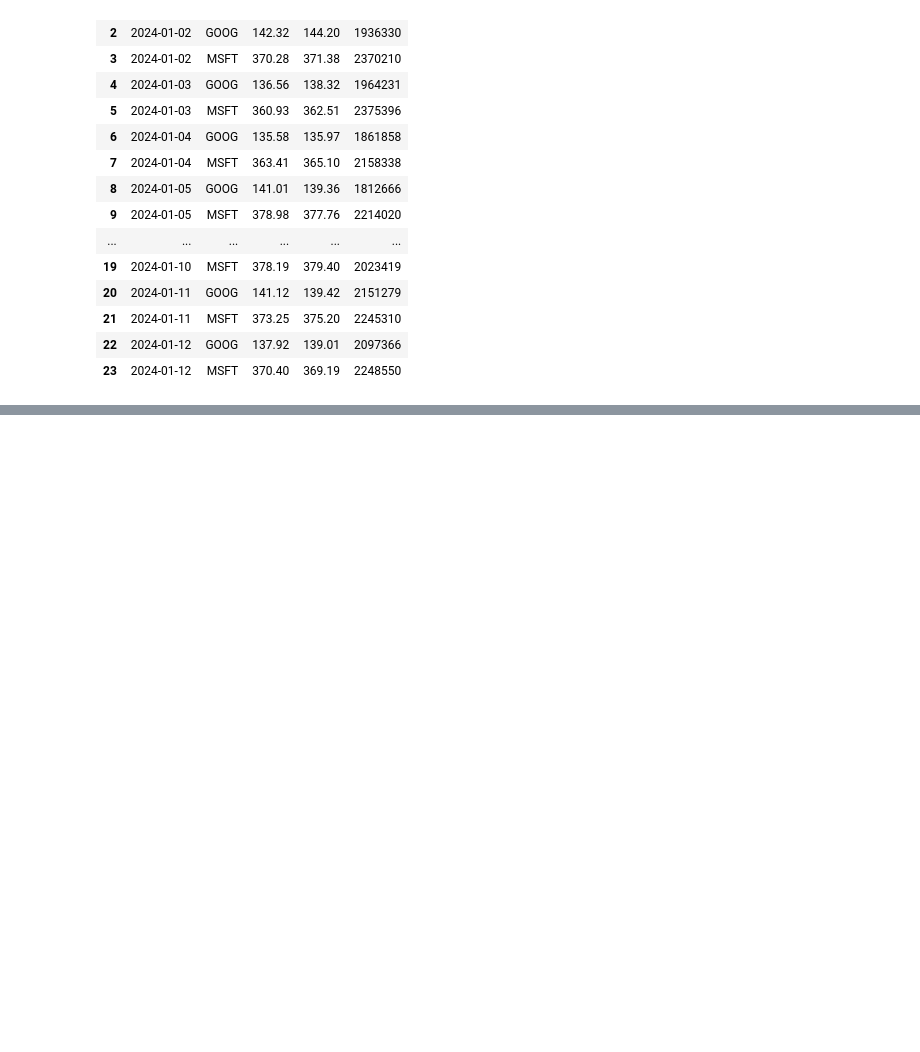
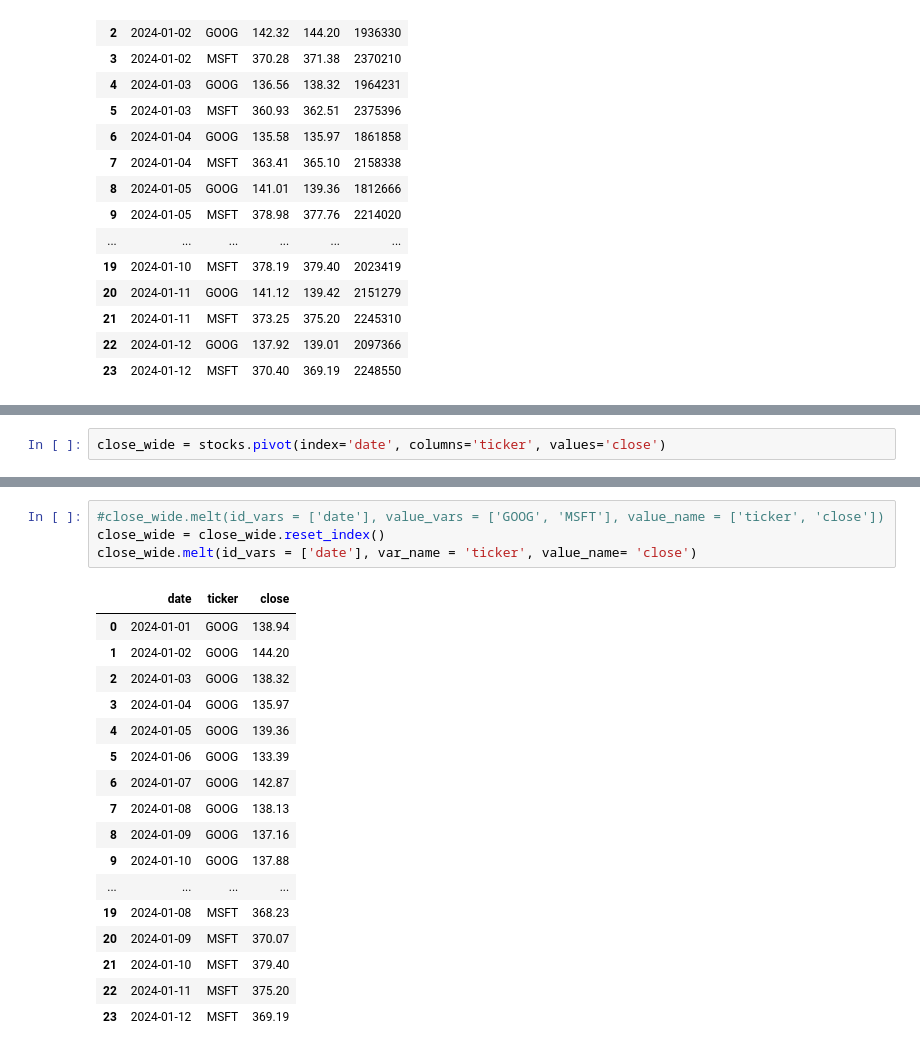
Before and after one commit to tharina11/Python-Projects, a Jupyter notebook: 6. Pandas Exercises/notebooks/11. Pivot, pivot_table, melt, stack, and unstack.ipynb, the cells around one changed output, grey strips where cells are left out. Cells and saved outputs as stored; diff of their text form; blank space fills up the shorter version.

```diff
--- a/6. Pandas Exercises/notebooks/11. Pivot, pivot_table, melt, stack, and unstack.ipynb
+++ b/6. Pandas Exercises/notebooks/11. Pivot, pivot_table, melt, stack, and unstack.ipynb
@@ -53,0 +62,2 @@ stocks
+# %%
+close_wide = stocks.pivot(index='date', columns='ticker', values='close')
@@ -53,0 +147,22 @@ stocks
+# %%
+#close_wide.melt(id_vars = ['date'], value_vars = ['GOOG', 'MSFT'], value_name = ['ticker', 'close'])
+close_wide = close_wide.reset_index()
+close_wide.melt(id_vars = ['date'], var_name = 'ticker', value_name= 'close')
+# %% [output]
+|  | date | ticker | close |
+| 0 | 2024-01-01 | GOOG | 138.94 |
+| 1 | 2024-01-02 | GOOG | 144.20 |
+| 2 | 2024-01-03 | GOOG | 138.32 |
+| 3 | 2024-01-04 | GOOG | 135.97 |
+| 4 | 2024-01-05 | GOOG | 139.36 |
+| 5 | 2024-01-06 | GOOG | 133.39 |
+| 6 | 2024-01-07 | GOOG | 142.87 |
+| 7 | 2024-01-08 | GOOG | 138.13 |
+| 8 | 2024-01-09 | GOOG | 137.16 |
+| 9 | 2024-01-10 | GOOG | 137.88 |
+| ... | ... | ... | ... |
+| 19 | 2024-01-08 | MSFT | 368.23 |
+| 20 | 2024-01-09 | MSFT | 370.07 |
+| 21 | 2024-01-10 | MSFT | 379.40 |
+| 22 | 2024-01-11 | MSFT | 375.20 |
+| 23 | 2024-01-12 | MSFT | 369.19 |
```
Also changed, not shown: parts of 11 cells of this notebook.
